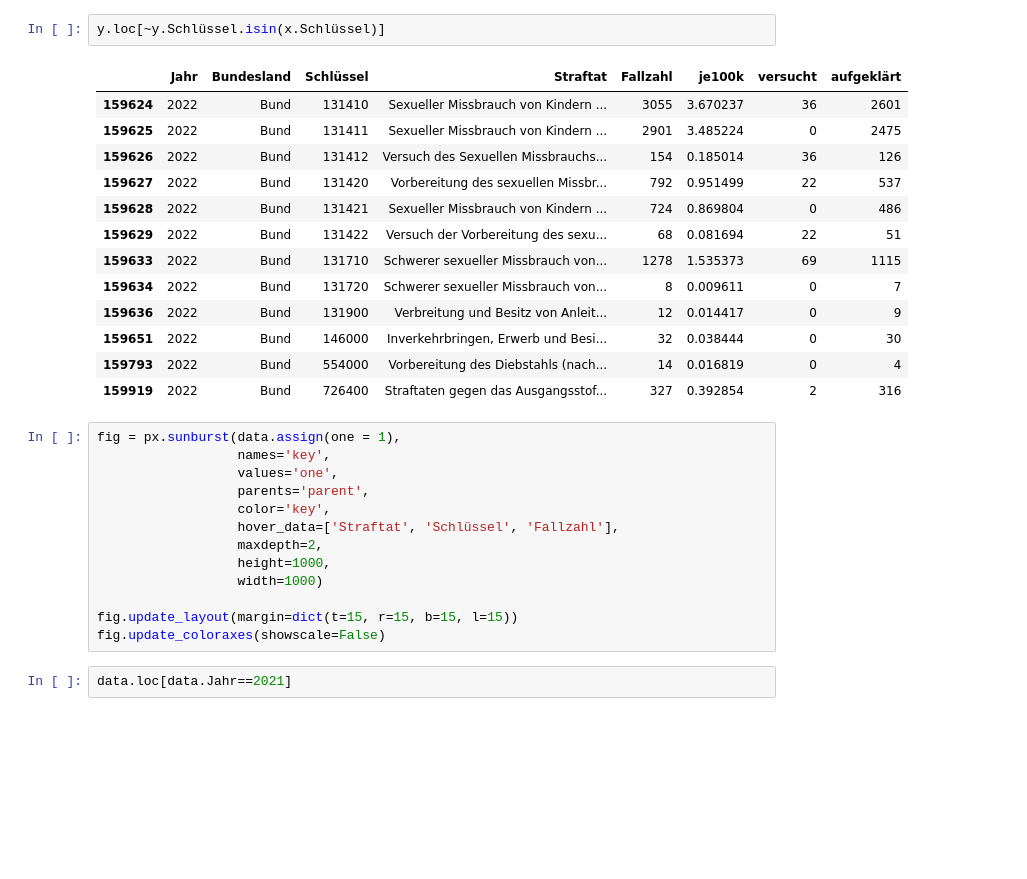
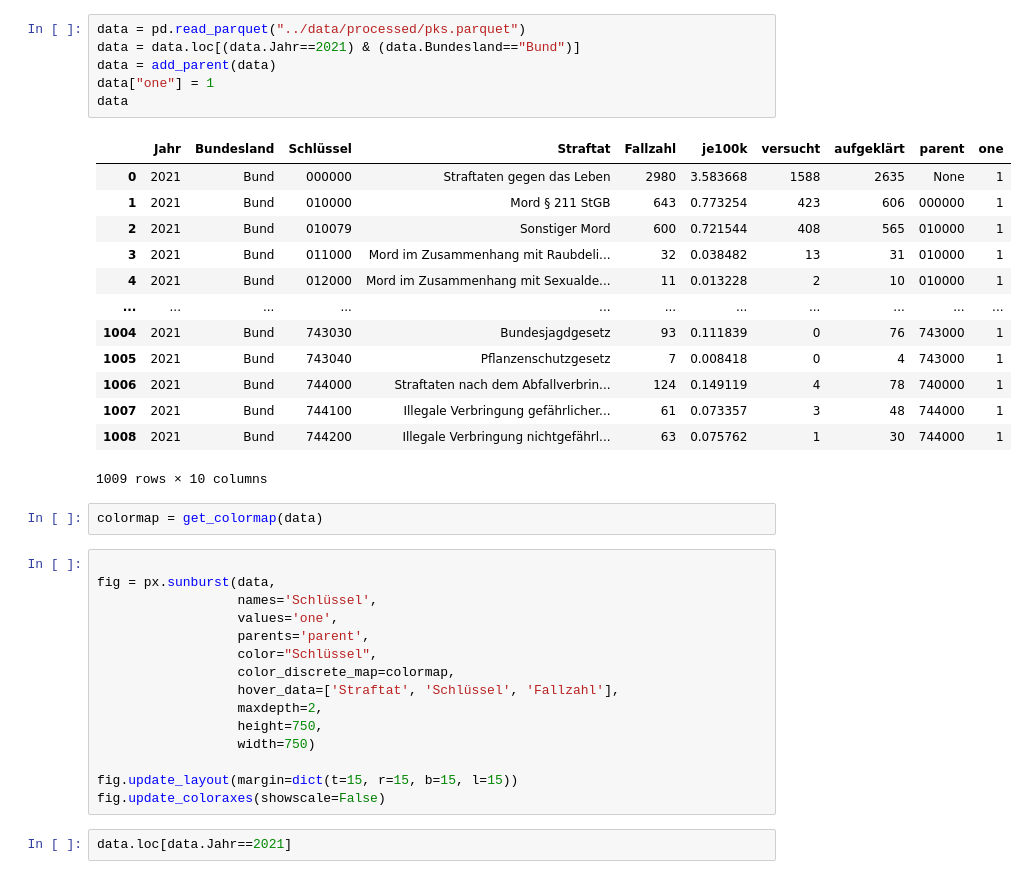
Before and after one commit to andmbg/pks, a Jupyter notebook: notebooks/dashboard_testing.ipynb, the cells around one changed output. Cells and saved outputs as stored; diff of their text form; blank space fills up the shorter version.

```diff
--- a/notebooks/sunburst_test.ipynb
+++ b/notebooks/dashboard_testing.ipynb
@@ -50,29 +14,37 @@ data
-# %%
-y.loc[~y.Schlüssel.isin(x.Schlüssel)]
-# %% [output]
-|  | Jahr | Bundesland | Schlüssel | Straftat | Fallzahl | je100k | versucht | aufgeklärt |
-| 159624 | 2022 | Bund | 131410 | Sexueller Missbrauch von Kindern ... | 3055 | 3.670237 | 36 | 2601 |
-| 159625 | 2022 | Bund | 131411 | Sexueller Missbrauch von Kindern ... | 2901 | 3.485224 | 0 | 2475 |
-| 159626 | 2022 | Bund | 131412 | Versuch des Sexuellen Missbrauchs... | 154 | 0.185014 | 36 | 126 |
-| 159627 | 2022 | Bund | 131420 | Vorbereitung des sexuellen Missbr... | 792 | 0.951499 | 22 | 537 |
-| 159628 | 2022 | Bund | 131421 | Sexueller Missbrauch von Kindern ... | 724 | 0.869804 | 0 | 486 |
-| 159629 | 2022 | Bund | 131422 | Versuch der Vorbereitung des sexu... | 68 | 0.081694 | 22 | 51 |
-| 159633 | 2022 | Bund | 131710 | Schwerer sexueller Missbrauch von... | 1278 | 1.535373 | 69 | 1115 |
-| 159634 | 2022 | Bund | 131720 | Schwerer sexueller Missbrauch von... | 8 | 0.009611 | 0 | 7 |
-| 159636 | 2022 | Bund | 131900 | Verbreitung und Besitz von Anleit... | 12 | 0.014417 | 0 | 9 |
-| 159651 | 2022 | Bund | 146000 | Inverkehrbringen, Erwerb und Besi... | 32 | 0.038444 | 0 | 30 |
-| 159793 | 2022 | Bund | 554000 | Vorbereitung des Diebstahls (nach... | 14 | 0.016819 | 0 | 4 |
-| 159919 | 2022 | Bund | 726400 | Straftaten gegen das Ausgangsstof... | 327 | 0.392854 | 2 | 316 |
+# %%
+data = pd.read_parquet("../data/processed/pks.parquet")
+data = data.loc[(data.Jahr==2021) & (data.Bundesland=="Bund")]
+data = add_parent(data)
+data["one"] = 1
+data
+# %% [output]
+|  | Jahr | Bundesland | Schlüssel | Straftat | Fallzahl | je100k | versucht | aufgeklärt | parent | one |
+| 0 | 2021 | Bund | 000000 | Straftaten gegen das Leben | 2980 | 3.583668 | 1588 | 2635 | None | 1 |
+| 1 | 2021 | Bund | 010000 | Mord § 211 StGB | 643 | 0.773254 | 423 | 606 | 000000 | 1 |
+| 2 | 2021 | Bund | 010079 | Sonstiger Mord | 600 | 0.721544 | 408 | 565 | 010000 | 1 |
+| 3 | 2021 | Bund | 011000 | Mord im Zusammenhang mit Raubdeli... | 32 | 0.038482 | 13 | 31 | 010000 | 1 |
+| 4 | 2021 | Bund | 012000 | Mord im Zusammenhang mit Sexualde... | 11 | 0.013228 | 2 | 10 | 010000 | 1 |
+| ... | ... | ... | ... | ... | ... | ... | ... | ... | ... | ... |
+| 1004 | 2021 | Bund | 743030 | Bundesjagdgesetz | 93 | 0.111839 | 0 | 76 | 743000 | 1 |
+| 1005 | 2021 | Bund | 743040 | Pflanzenschutzgesetz | 7 | 0.008418 | 0 | 4 | 743000 | 1 |
+| 1006 | 2021 | Bund | 744000 | Straftaten nach dem Abfallverbrin... | 124 | 0.149119 | 4 | 78 | 740000 | 1 |
+| 1007 | 2021 | Bund | 744100 | Illegale Verbringung gefährlicher... | 61 | 0.073357 | 3 | 48 | 744000 | 1 |
+| 1008 | 2021 | Bund | 744200 | Illegale Verbringung nichtgefährl... | 63 | 0.075762 | 1 | 30 | 744000 | 1 |
+1009 rows × 10 columns
+# %%
+colormap = get_colormap(data)
 # %%
-fig = px.sunburst(data.assign(one = 1),
-                  names='key',
+
+fig = px.sunburst(data,
+                  names='Schlüssel',
                   values='one',
                   parents='parent',
-                  color='key',
+                  color="Schlüssel",
+                  color_discrete_map=colormap,
                   hover_data=['Straftat', 'Schlüssel', 'Fallzahl'],
                   maxdepth=2,
-                  height=1000,
-                  width=1000)
+                  height=750,
+                  width=750)
 
 fig.update_layout(margin=dict(t=15, r=15, b=15, l=15))
 fig.update_coloraxes(showscale=False)
```
Also changed, not shown: parts of 3 cells of this notebook, 7 other files.
